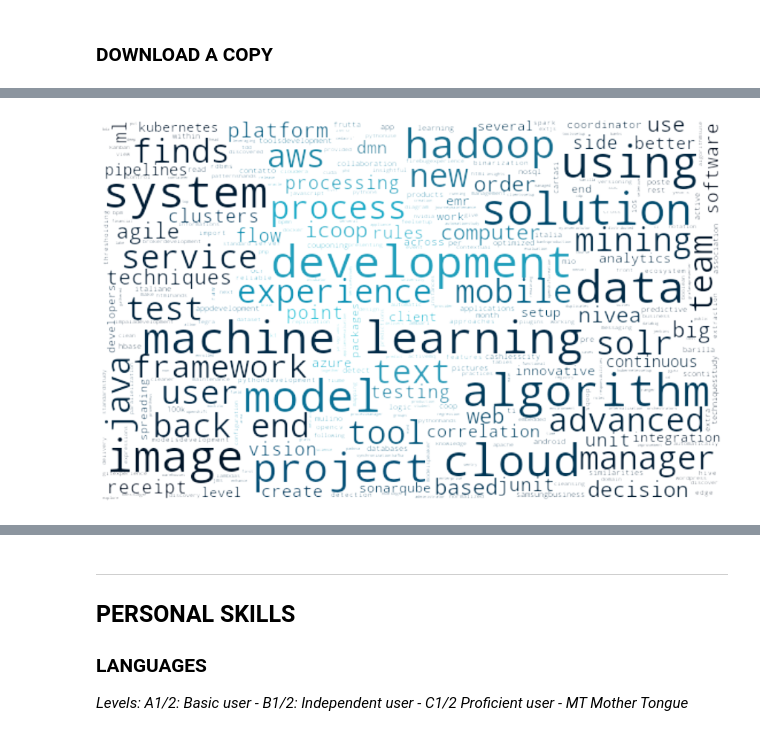
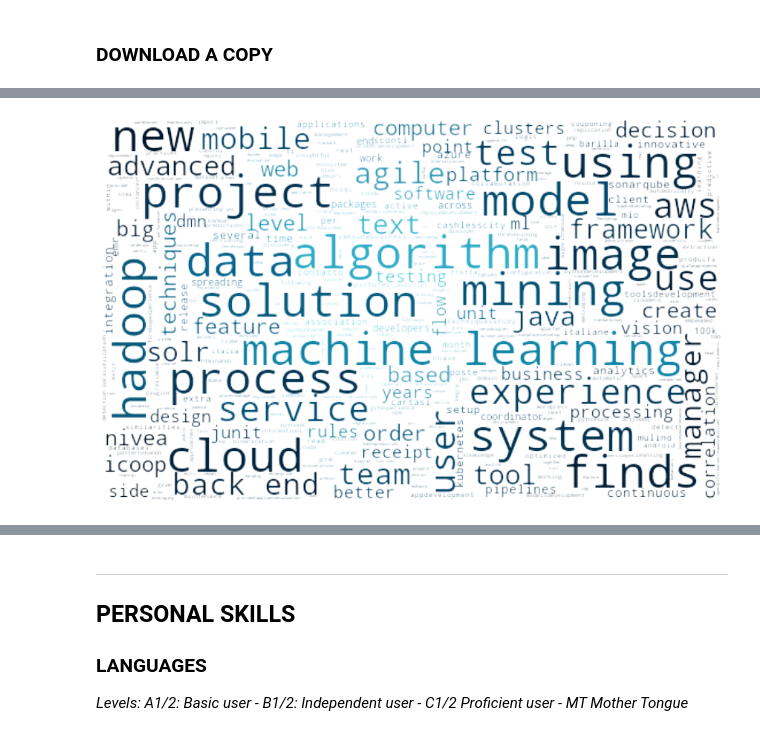
Before and after one commit to lucafon/lucafon.github.io, a Jupyter notebook: CV.ipynb, the cells around one changed output, grey strips where cells are left out. Saved outputs shown, nothing was run; the diff lists cells and outputs as text; code cells hidden in the pictures.

Commit message:
added IBM as employer, new experiences

```diff
--- a/CV.ipynb
+++ b/CV.ipynb
@@ -161,7 +161,7 @@ from sklearn.feature_extraction.text import HashingVectorizer
 from sklearn.manifold import TSNE
 from sklearn.cluster import KMeans
 
-working_experiences = pd.read_sql_query('SELECT * FROM work_experiences where employer in ("Ubiq", "MyInvenio", "Cedacri", "Datalogic")', conn)
+working_experiences = pd.read_sql_query('SELECT * FROM work_experiences where employer in ("Datalogic", "Ubiq", "MyInvenio", "Cedacri", "IBM")', conn)
 descriptions = working_experiences.drop(['employer', 'keyword'], axis=1)
 keywords = working_experiences.drop(['employer', 'description'], axis=1)
 employers = working_experiences.drop(['description', 'keyword'], axis=1)
@@ -305,34 +305,35 @@ background_color = background_color[::3, ::3]
 
 # create mask  white is "masked out"
 background_mask = background_color.copy()
 background_mask[background_mask.sum(axis=2) == 0] = 255
 
 # some finesse: we enforce boundaries between colors so they get less washed out.
 # For that we do some edge detection in the image
 edges = np.mean([gaussian_gradient_magnitude(background_color[:, :, i] / 255., 2) for i in range(3)], axis=0)
 background_mask[edges > .08] = 255
 
 stopwords = set(STOPWORDS)
 stopwords.add("different")
+stopwords.add("development")
 
 # create wordcloud. A bit sluggish, you can subsample more strongly for quicker rendering
 # relative_scaling=0 means the frequencies in the data are reflected less
 # acurately but it makes a better picture
 wc = WordCloud(max_words=2000, mask=background_mask, max_font_size=40, random_state=42, relative_scaling=0, stopwords=stopwords, background_color="rgba(255, 255, 255, 0)", mode="RGBA")
 
 # generate word cloud
 wc.generate(text)
 
 # create coloring from image
 image_colors = ImageColorGenerator(background_color)
 wc.recolor(color_func=image_colors)
 plt.figure(figsize=(15, 10))
 plt.imshow(wc, interpolation="bilinear")
 plt.axis("off")
 wc.to_file("images/word_cloud.png")
 plt.show()
 # %% [output]
-[figure, old version]
+[figure, new version]
 # %% [markdown]
 __________________
 ## EDUCATION
```
Also changed, not shown: parts of 2 cells of this notebook, 6 other files.
